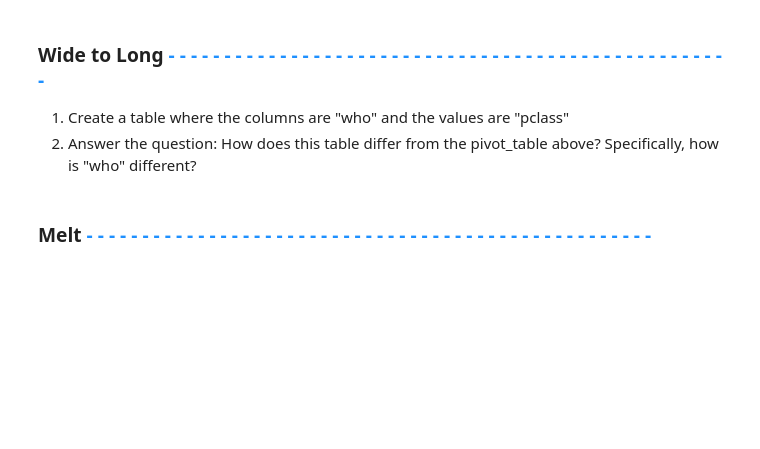
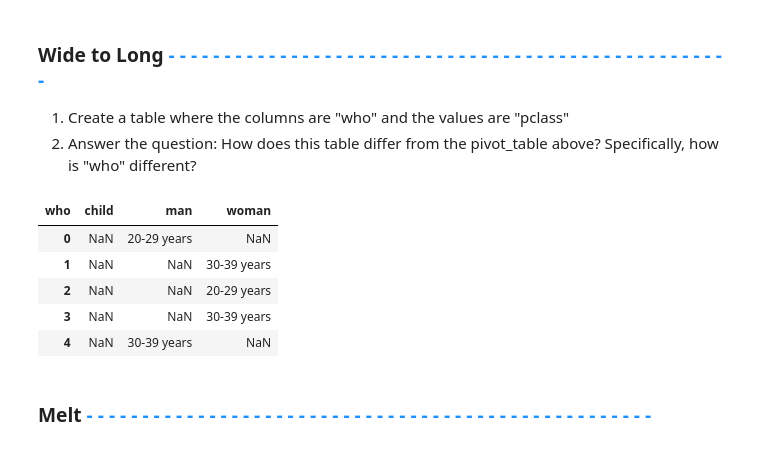
Before and after one commit to tiaran322-dot/data-analysis-projects, a Jupyter notebook: data-manipulation/exercises/Solutions/DataManipulationWorkbook-Solutions.ipynb, the cells around one changed output. Saved outputs shown, nothing was run; the diff lists cells and outputs as text; code cells hidden in the pictures; blank space fills up the shorter version.

```diff
--- a/data-manipulation/exercises/Solutions/DataManipulationWorkbook-Solutions.ipynb
+++ b/data-manipulation/exercises/Solutions/DataManipulationWorkbook-Solutions.ipynb
@@ -325,10 +342,18 @@ data_pt = data.pivot_table("fare", ["who", "age_group"], "survived", aggfunc = n
 # %%
 # SOLUTION
 wide_long = data.pivot(columns="who", values="age_group")
+wide_long.head()
 
 # Question - how does this table differ from data_pt in the box above?
     #Specifically, how is who different?
     # SOLUTION - using pivot, "who" created the columns, using pivot_table (above) "who" created the index
+# %% [output]
+| who | child | man | woman |
+| 0 | NaN | 20-29 years | NaN |
+| 1 | NaN | NaN | 30-39 years |
+| 2 | NaN | NaN | 20-29 years |
+| 3 | NaN | NaN | 30-39 years |
+| 4 | NaN | 30-39 years | NaN |
 # %% [markdown]
 ### Melt <span style="color:dodgerblue;"> - - - - - - - - - - - - - - - - - - - - - - - - - - - - - - - - - - - - - - - - - - - - - - - - - - - </span>
 # %% [markdown]
```
Also changed, not shown: parts of 4 cells of this notebook.
